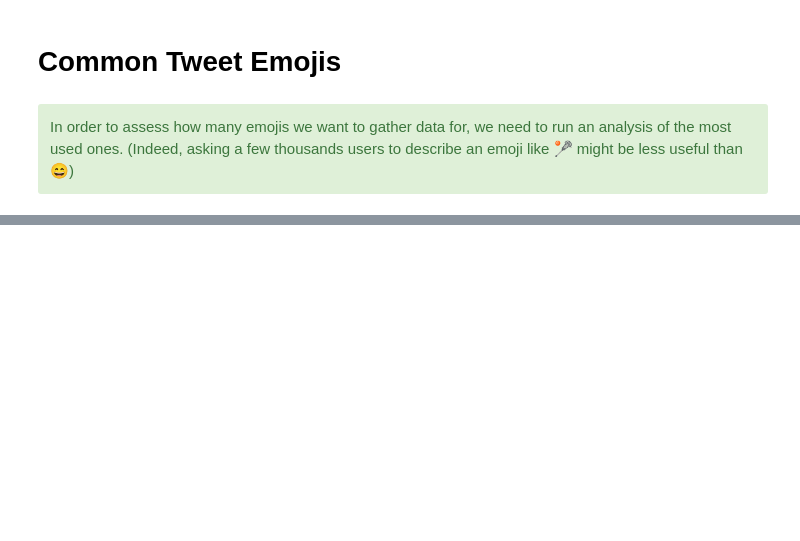
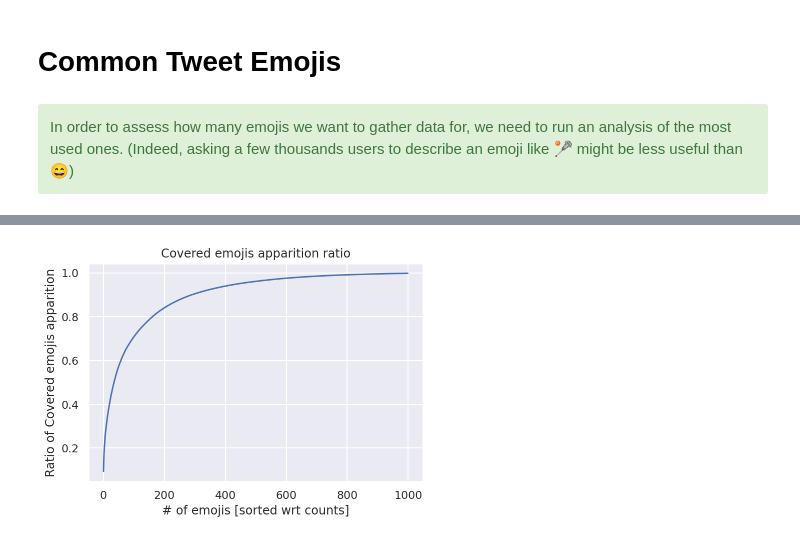
Before and after one commit to ymentha14/emojis_dataset, a Jupyter notebook: notebooks/common_tweet_emojis.ipynb, the cells around one changed output, grey strips where cells are left out. Cells and saved outputs as stored; diff of their text form; code cells hidden in the pictures; blank space fills up the shorter version.

```diff
--- a/notebooks/common_tweet_emojis.ipynb
+++ b/notebooks/common_tweet_emojis.ipynb
@@ -142,0 +111,5 @@ em_df[1:].to_frame().boxplot()
+# %%
+fig,ax = plt.subplots(1)
+display_cover_app_ratio(em_df,ax)
+# %% [output]
+[figure, added]
```
Also changed, not shown: parts of 24 cells of this notebook, 2 other files.
